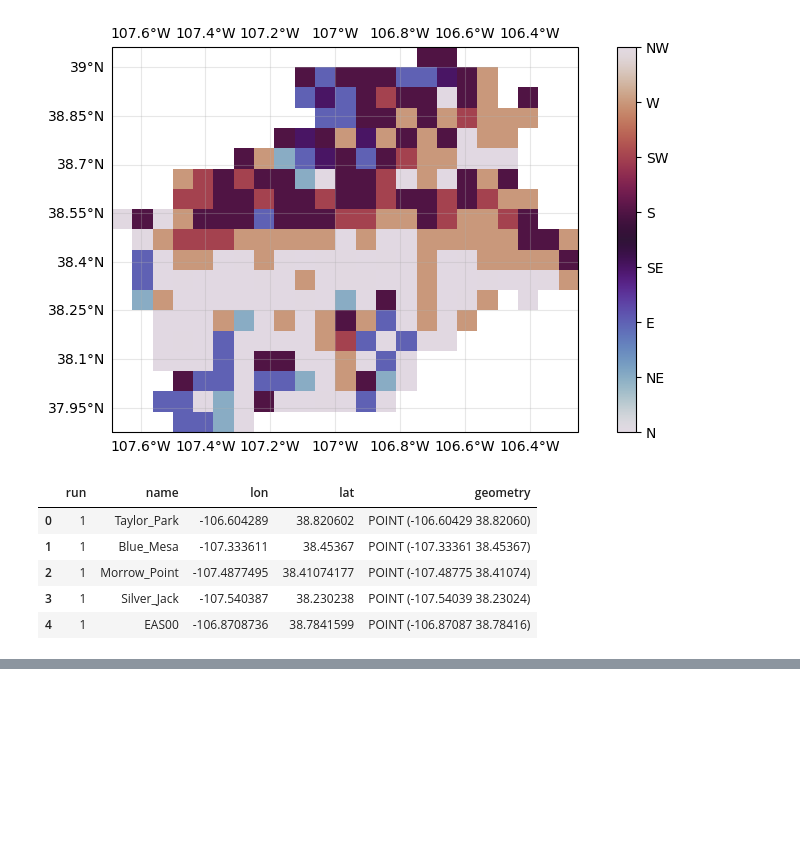
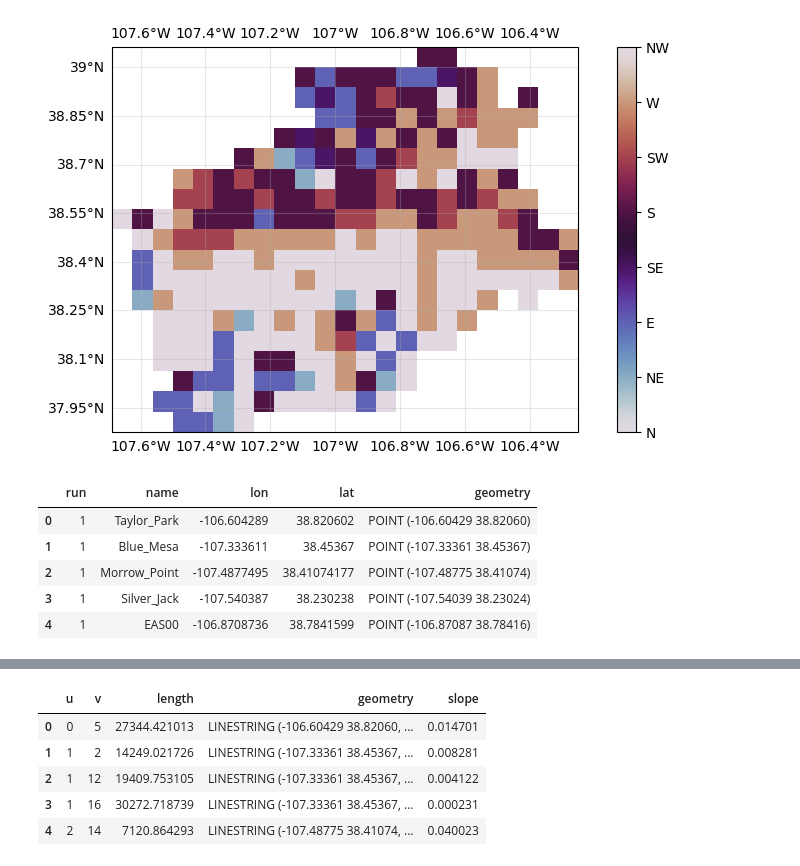
Before and after one commit to UW-SASWE/ResORR, a Jupyter notebook: notebooks/methods/06-Network-Generation-networkx.ipynb, the cells around one changed output, grey strips where cells are left out. Drawn from its saved outputs; the diff is of its cells as text; code cells hidden in the pictures; blank space fills up the shorter version.

```diff
--- a/notebooks/methods/Network-Generation-networkx.ipynb
+++ b/notebooks/methods/06-Network-Generation-networkx.ipynb
@@ -147,0 +185,14 @@ nx.draw(G)
+# %%
+def slope_calculator(u, v, length, pts_gdf):
+    return np.abs(pts_gdf.loc[u]['elevation'] - pts_gdf.loc[v]['elevation'])/length
+
+# calculate slope
+G_gdf['slope'] = G_gdf.apply(lambda row: slope_calculator(row.u, row.v, row.length, G_gdf_pts), axis=1)
+G_gdf.head()
+# %% [output]
+|  | u | v | length | geometry | slope |
+| 0 | 0 | 5 | 27344.421013 | LINESTRING (-106.60429 38.82060, ... | 0.014701 |
+| 1 | 1 | 2 | 14249.021726 | LINESTRING (-107.33361 38.45367, ... | 0.008281 |
+| 2 | 1 | 12 | 19409.753105 | LINESTRING (-107.33361 38.45367, ... | 0.004122 |
+| 3 | 1 | 16 | 30272.718739 | LINESTRING (-107.33361 38.45367, ... | 0.000231 |
+| 4 | 2 | 14 | 7120.864293 | LINESTRING (-107.48775 38.41074, ... | 0.040023 |
```
Also changed, not shown: parts of 9 cells of this notebook, 9 other files.
